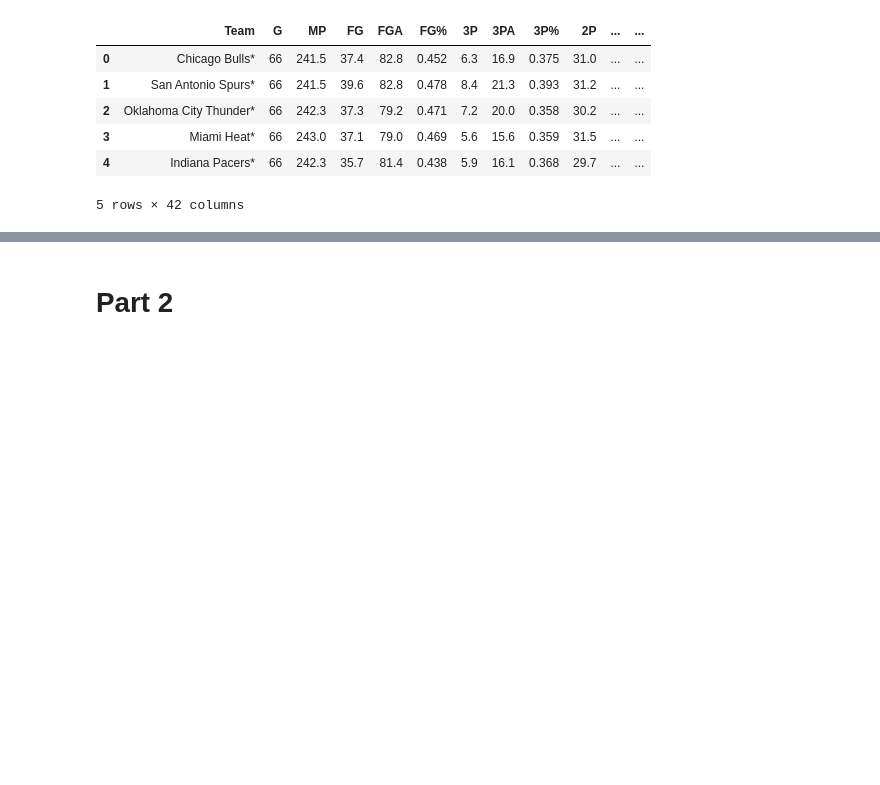
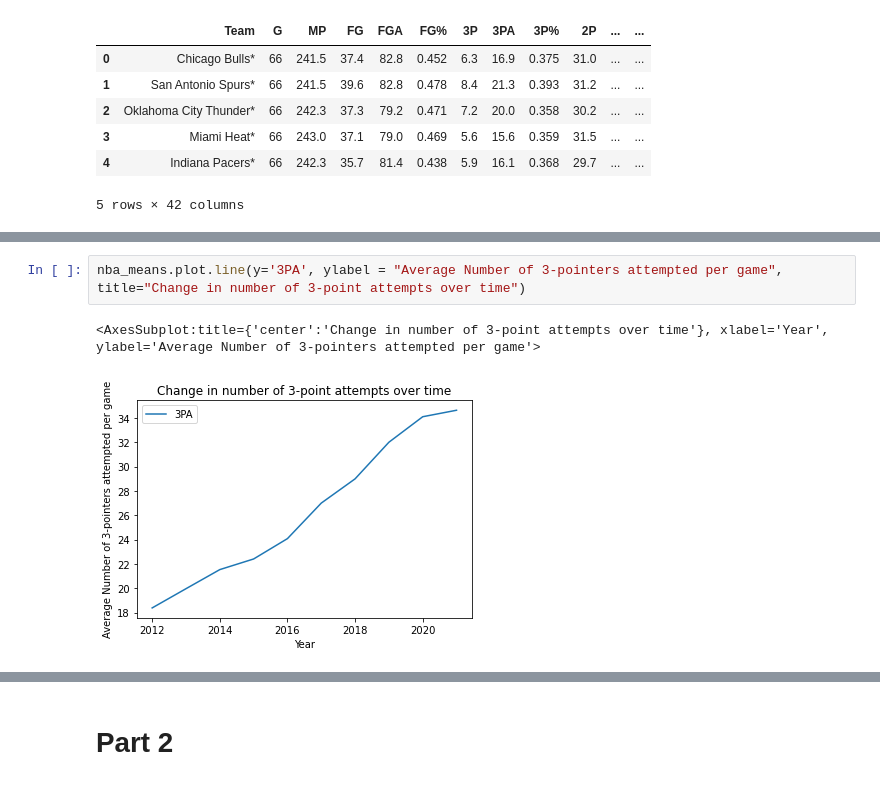
Before and after one commit to cs2027/stat-303-1-project, a Jupyter notebook: final-project.ipynb, the cells around one changed output, grey strips where cells are left out. Cells and saved outputs as stored; diff of their text form; blank space fills up the shorter version.

```diff
--- a/final-project.ipynb
+++ b/final-project.ipynb
@@ -165,0 +259,5 @@ nba_data.head()
+# %%
+nba_means.plot.line(y='3PA', ylabel = "Average Number of 3-pointers attempted per game", title="Change in number of 3-point attempts over time")
+# %% [output]
+<AxesSubplot:title={'center':'Change in number of 3-point attempts over time'}, xlabel='Year', ylabel='Average Number of 3-pointers attempted per game'>
+[figure, added]
```
Also changed, not shown: parts of 46 cells of this notebook.
